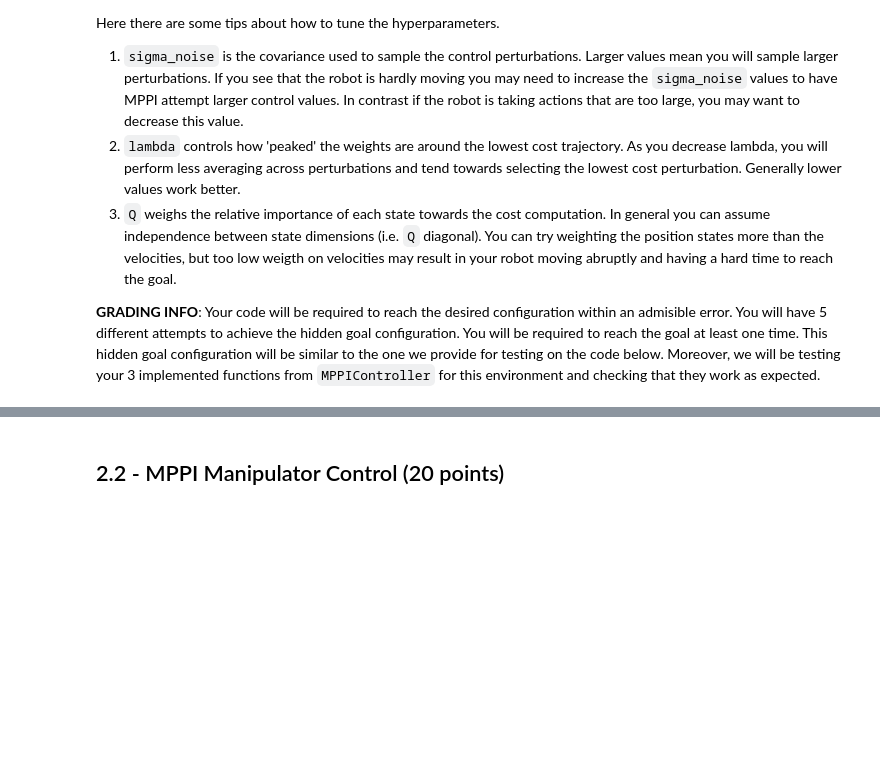
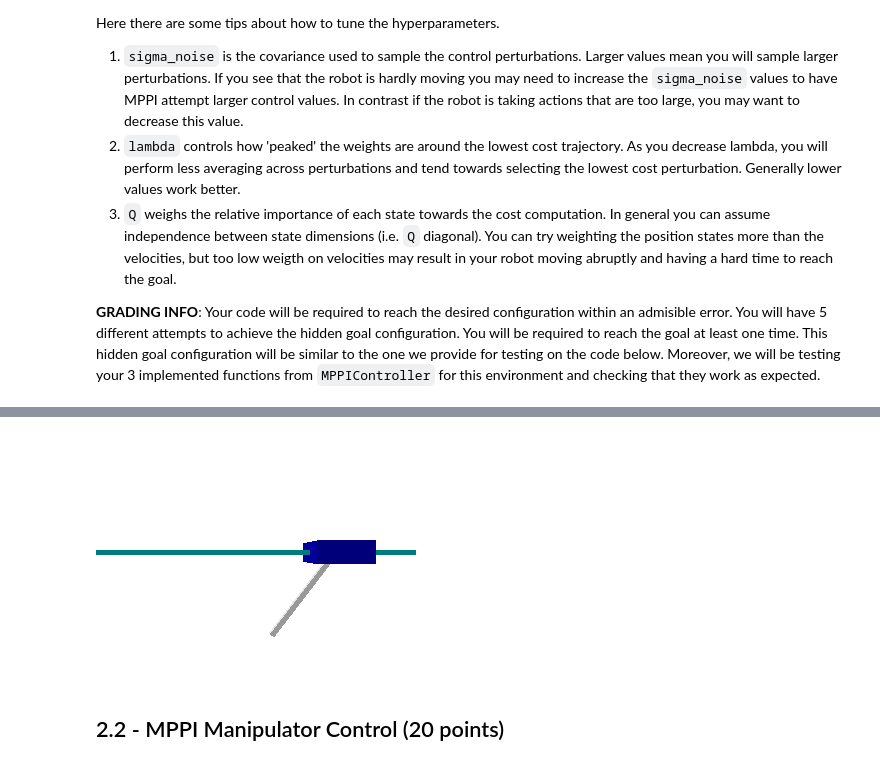
Before and after one commit to dorecasan/rob498_umich, a Jupyter notebook: HW2/ROB498_hw2.ipynb, the cells around one changed output, grey strips where cells are left out. Saved outputs shown, nothing was run; the diff lists cells and outputs as text; code cells hidden in the pictures; blank space fills up the shorter version.

```diff
--- a/HW2/ROB498_hw2.ipynb
+++ b/HW2/ROB498_hw2.ipynb
@@ -659,7 +769,7 @@ Moreover, we will be testing your 3 implemented functions from `MPPIController`
 # %%
 env = CartpoleEnv()
 env.reset(np.array([0, np.pi, 0, 0]) + np.random.rand(4,))
-goal_state = np.zeros(4)
+goal_state = np.array([2,0,0,0])
 controller = MPPIController(env, num_samples=500, horizon=30, hyperparams=get_cartpole_mppi_hyperparams())
 controller.goal_state = torch.tensor(goal_state, dtype=torch.float32)
 frames = []
@@ -679,3 +789,4 @@ for i in pbar:
 print("creating animated gif, please wait about 10 seconds")
 %time write_apng("cartpole_mppi.gif", frames, delay=10)
 %time Image(filename="cartpole_mppi.gif")
+# %% [output]
@@ -682,3 +798,4 @@ print("creating animated gif, please wait about 10 seconds")
+[figure, added]
 # %% [markdown]
 ## 2.2 - MPPI Manipulator Control (20 points)
 # %% [markdown]
```
Also changed, not shown: parts of 18 cells of this notebook, 5 other files.
